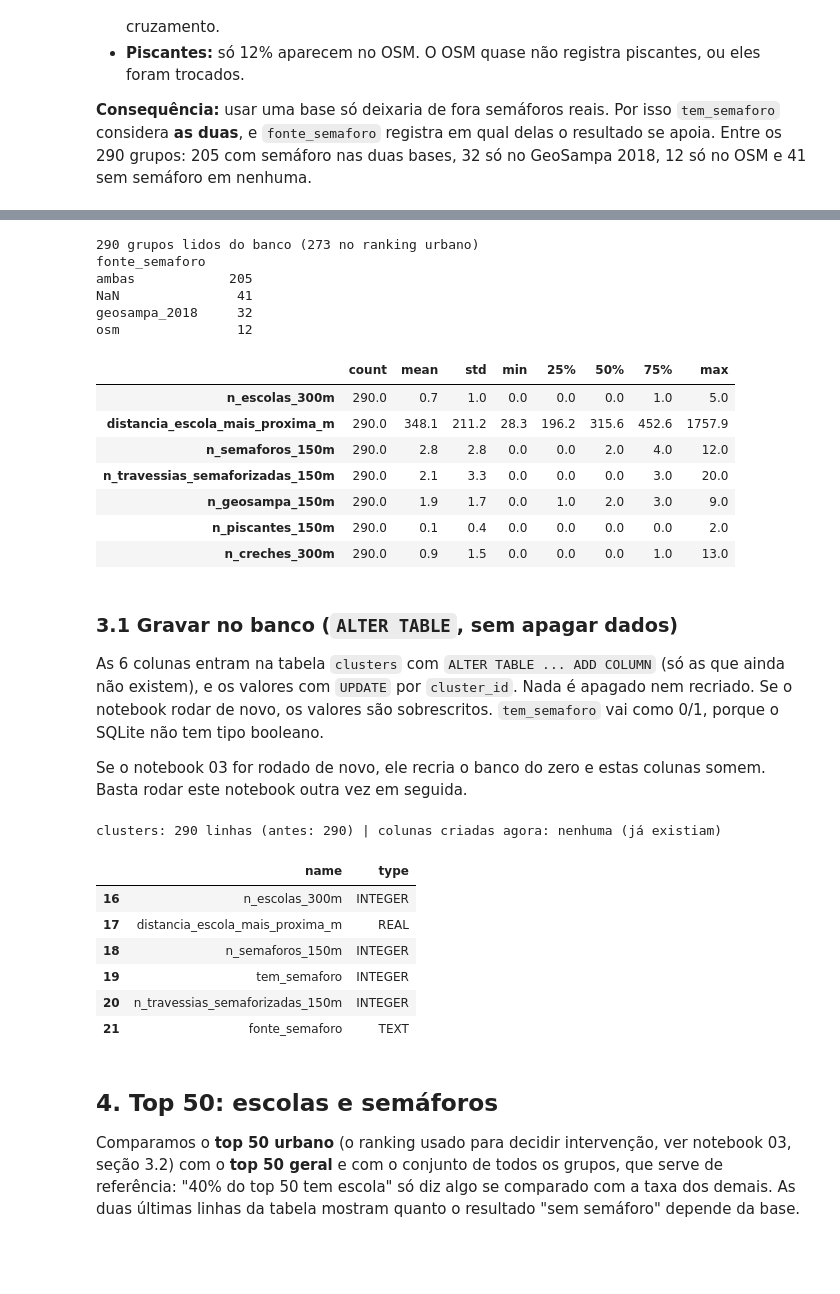
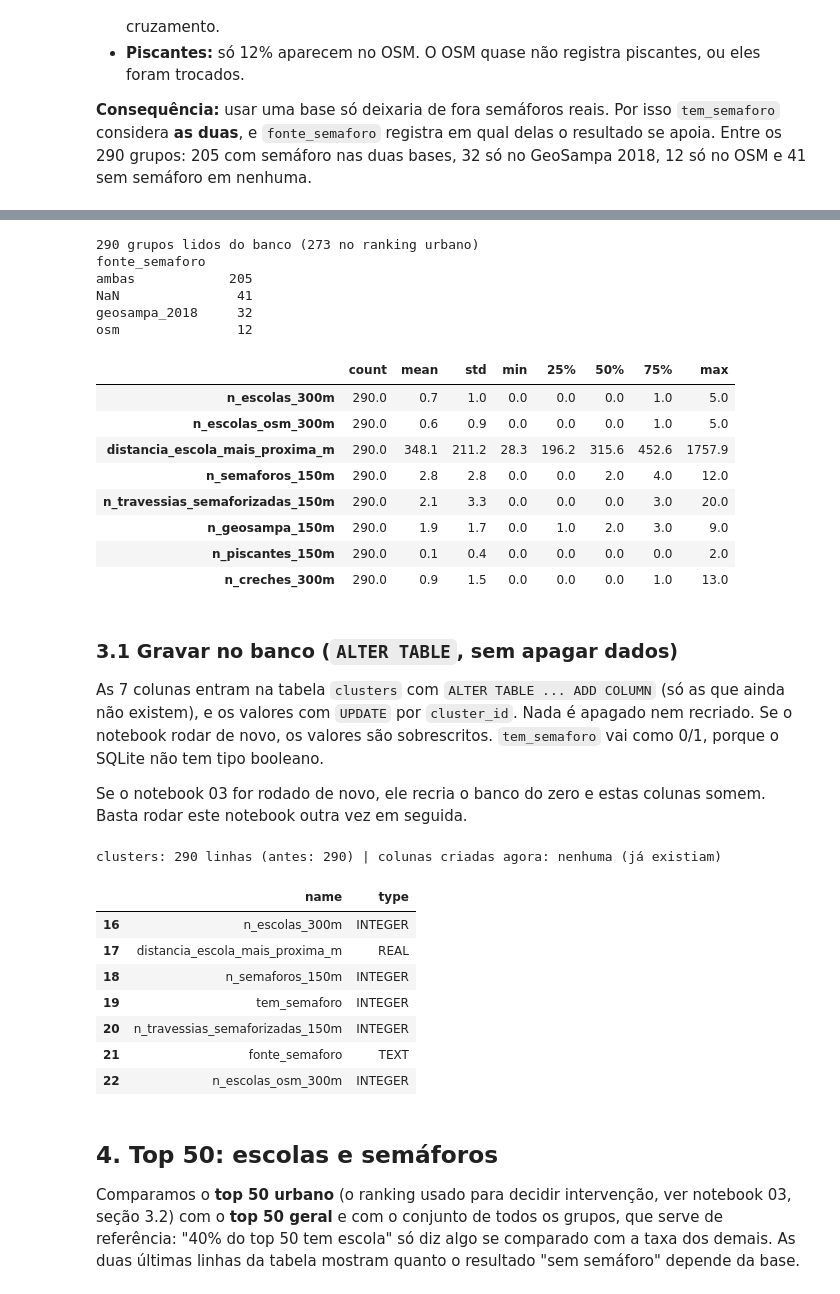
Before and after one commit to tamiresvferreira/betterway, a Jupyter notebook: 1TIAO/GLOBAL-SOLUTION-2/src/estudo_b_risco_vida/04_entorno_pontos_criticos.ipynb, the cells around one changed output, grey strips where cells are left out. Drawn from its saved outputs; the diff is of its cells as text; code cells hidden in the pictures; blank space fills up the shorter version.

```diff
--- a/1TIAO/GLOBAL-SOLUTION-2/src/estudo_b_risco_vida/04_entorno_pontos_criticos.ipynb
+++ b/1TIAO/GLOBAL-SOLUTION-2/src/estudo_b_risco_vida/04_entorno_pontos_criticos.ipynb
@@ -295,0 +351,21 @@ semáforo nas duas bases, 32 só no GeoSampa 2018, 12 só no OSM e 41 sem semáf
+# %%
+esc["grupo"] = np.select([esc["nm_tipo_equipamento"].isin(["EE", "EMEF", "EMEFM"]),
+                          esc["nm_tipo_equipamento"].isin(["EMEI", "CEMEI"])],
+                         ["fundamental/médio (EE, EMEF, EMEFM)", "pré-escola (EMEI, CEMEI)"], default="unidades de CEU")
+d_geo_osm = dist_min(esc, esc_osm)
+linhas = [{"base": f"GeoSampa · {g}", "escolas": int(m.sum()), "outra base a até 100 m": int((d_geo_osm[m] <= 100).sum()),
+           "% a até 100 m": round((d_geo_osm[m] <= 100).mean() * 100, 1)}
+          for g, m in [(g, (esc["grupo"] == g).to_numpy()) for g in esc["grupo"].unique()]]
+linhas.append({"base": "GeoSampa · todas as unidades", "escolas": len(esc), "outra base a até 100 m": int((d_geo_osm <= 100).sum()),
+               "% a até 100 m": round((d_geo_osm <= 100).mean() * 100, 1)})
+d_osm_geo = dist_min(esc_osm, esc)
+publica = esc_osm["operator_type"].isin(["public", "government"]) | esc_osm["name"].fillna("").str.upper().str.match(
+    r"^(EE|E\.E\.|EMEF|EMEI|ESCOLA ESTADUAL|ESCOLA MUNICIPAL|CEU)\b")
+for nome, m in [("OSM · todas (públicas e particulares)", np.ones(len(esc_osm), bool)),
+                ("OSM · identificadas como públicas (nome ou operator:type)", publica.to_numpy())]:
+    linhas.append({"base": nome, "escolas": int(m.sum()), "outra base a até 100 m": int((d_osm_geo[m] <= 100).sum()),
+                   "% a até 100 m": round((d_osm_geo[m] <= 100).mean() * 100, 1)})
+concord_esc = pd.DataFrame(linhas).set_index("base")
+print(f"OSM: base de {esc_osm.attrs['meta'].get('osm_base')} | {len(esc_osm):,} escolas "
+      f"({esc_osm['osm_type'].value_counts().to_dict()}) | sem nome: {esc_osm['name'].isna().sum()}")
+concord_esc
@@ -330,6 +432,8 @@ clusters["n_escolas_300m"] = [len(i) for i in idx_esc]
 clusters["distancia_escola_mais_proxima_m"] = (dist_esc[:, 0] * R_TERRA).round(1)
 clusters["escola_mais_proxima"] = escolas.loc[prox_esc[:, 0], "tipos"].values + " " + escolas.loc[prox_esc[:, 0], "nomes"].values
 clusters["escolas_300m"] = [" ; ".join(escolas.loc[i, "nomes"]) for i in idx_esc]
+arv["esc_osm"] = BallTree(rad(esc_osm), metric="haversine")
+clusters["n_escolas_osm_300m"] = conta("esc_osm", 300)
 clusters["n_semaforos_150m"] = conta("osm_sem", 150)
 clusters["n_travessias_semaforizadas_150m"] = conta("osm_trav", 150)
 clusters["n_geosampa_150m"] = conta("gs", 150)          # auxiliar (não vai para o banco)
@@ -341,7 +445,7 @@ clusters["tem_semaforo"] = tem_osm | tem_gs
 clusters["fonte_semaforo"] = np.select([tem_osm & tem_gs, tem_osm, tem_gs], ["ambas", "osm", "geosampa_2018"], default=None)
 
 print(clusters["fonte_semaforo"].value_counts(dropna=False).rename(index={None: "nenhuma"}).to_string())
-clusters[["n_escolas_300m", "distancia_escola_mais_proxima_m", "n_semaforos_150m", "n_travessias_semaforizadas_150m",
+clusters[["n_escolas_300m", "n_escolas_osm_300m", "distancia_escola_mais_proxima_m", "n_semaforos_150m", "n_travessias_semaforizadas_150m",
           "n_geosampa_150m", "n_piscantes_150m", "n_creches_300m"]].describe().round(1).T
 # %% [output]
 290 grupos lidos do banco (273 no ranking urbano)
@@ -352,6 +456,7 @@ geosampa_2018     32
 osm               12
 |  | count | mean | std | min | 25% | 50% | 75% | max |
 | n_escolas_300m | 290.0 | 0.7 | 1.0 | 0.0 | 0.0 | 0.0 | 1.0 | 5.0 |
+| n_escolas_osm_300m | 290.0 | 0.6 | 0.9 | 0.0 | 0.0 | 0.0 | 1.0 | 5.0 |
 | distancia_escola_mais_proxima_m | 290.0 | 348.1 | 211.2 | 28.3 | 196.2 | 315.6 | 452.6 | 1757.9 |
 | n_semaforos_150m | 290.0 | 2.8 | 2.8 | 0.0 | 0.0 | 2.0 | 4.0 | 12.0 |
 | n_travessias_semaforizadas_150m | 290.0 | 2.1 | 3.3 | 0.0 | 0.0 | 0.0 | 3.0 | 20.0 |
@@ -361,7 +466,7 @@ osm               12
 # %% [markdown]
 ### 3.1 Gravar no banco (`ALTER TABLE`, sem apagar dados)
 
-As 6 colunas entram na tabela `clusters` com `ALTER TABLE ... ADD COLUMN` (só as que ainda não existem), e
+As 7 colunas entram na tabela `clusters` com `ALTER TABLE ... ADD COLUMN` (só as que ainda não existem), e
 os valores com `UPDATE` por `cluster_id`. Nada é apagado nem recriado. Se o notebook rodar de novo, os
 valores são sobrescritos. `tem_semaforo` vai como 0/1, porque o SQLite não tem tipo booleano.
 
@@ -370,35 +475,39 @@ notebook outra vez em seguida.
 # %%
 NOVAS = {"n_escolas_300m": "INTEGER", "distancia_escola_mais_proxima_m": "REAL", "n_semaforos_150m": "INTEGER",
          "n_travessias_semaforizadas_150m": "INTEGER", "tem_semaforo": "INTEGER CHECK (tem_semaforo IN (0, 1))",
-         "fonte_semaforo": "TEXT CHECK (fonte_semaforo IN ('osm', 'geosampa_2018', 'ambas'))"}
+         "fonte_semaforo": "TEXT CHECK (fonte_semaforo IN ('osm', 'geosampa_2018', 'ambas'))",
+         "n_escolas_osm_300m": "INTEGER"}
 with sqlite3.connect(DB_PATH) as con:
     antes = con.execute("SELECT COUNT(*) FROM clusters").fetchone()[0]
     existentes = {r[1] for r in con.execute("PRAGMA table_info(clusters)")}
     criadas = [c for c in NOVAS if c not in existentes]
     for col in criadas:
         con.execute(f"ALTER TABLE clusters ADD COLUMN {col} {NOVAS[col]}")
     con.executemany(
         "UPDATE clusters SET n_escolas_300m = ?, distancia_escola_mais_proxima_m = ?, n_semaforos_150m = ?, "
-        "n_travessias_semaforizadas_150m = ?, tem_semaforo = ?, fonte_semaforo = ? WHERE cluster_id = ?",
+        "n_travessias_semaforizadas_150m = ?, tem_semaforo = ?, fonte_semaforo = ?, n_escolas_osm_300m = ? "
+        "WHERE cluster_id = ?",
         [(int(r.n_escolas_300m), float(r.distancia_escola_mais_proxima_m), int(r.n_semaforos_150m),
-          int(r.n_travessias_semaforizadas_150m), int(r.tem_semaforo), r.fonte_semaforo, int(r.cluster_id))
+          int(r.n_travessias_semaforizadas_150m), int(r.tem_semaforo), r.fonte_semaforo, int(r.n_escolas_osm_300m),
+          int(r.cluster_id))
          for r in clusters.itertuples()])
     depois = con.execute("SELECT COUNT(*) FROM clusters").fetchone()[0]
     nulos = con.execute("SELECT COUNT(*) FROM clusters WHERE n_escolas_300m IS NULL OR tem_semaforo IS NULL "
-                        "OR n_travessias_semaforizadas_150m IS NULL").fetchone()[0]
+                        "OR n_travessias_semaforizadas_150m IS NULL OR n_escolas_osm_300m IS NULL").fetchone()[0]
 assert antes == depois and nulos == 0
 print(f"clusters: {depois} linhas (antes: {antes}) | colunas criadas agora: {criadas or 'nenhuma (já existiam)'}")
 with sqlite3.connect(DB_PATH) as con:
     display(pd.read_sql_query("PRAGMA table_info(clusters)", con)[["name", "type"]].tail(len(NOVAS)))
 # %% [output]
 clusters: 290 linhas (antes: 290) | colunas criadas agora: nenhuma (já existiam)
 |  | name | type |
 | 16 | n_escolas_300m | INTEGER |
 | 17 | distancia_escola_mais_proxima_m | REAL |
 | 18 | n_semaforos_150m | INTEGER |
 | 19 | tem_semaforo | INTEGER |
 | 20 | n_travessias_semaforizadas_150m | INTEGER |
 | 21 | fonte_semaforo | TEXT |
+| 22 | n_escolas_osm_300m | INTEGER |
 # %% [markdown]
 ## 4. Top 50: escolas e semáforos
 
```
Also changed, not shown: parts of 16 cells of this notebook, 4 other files.
